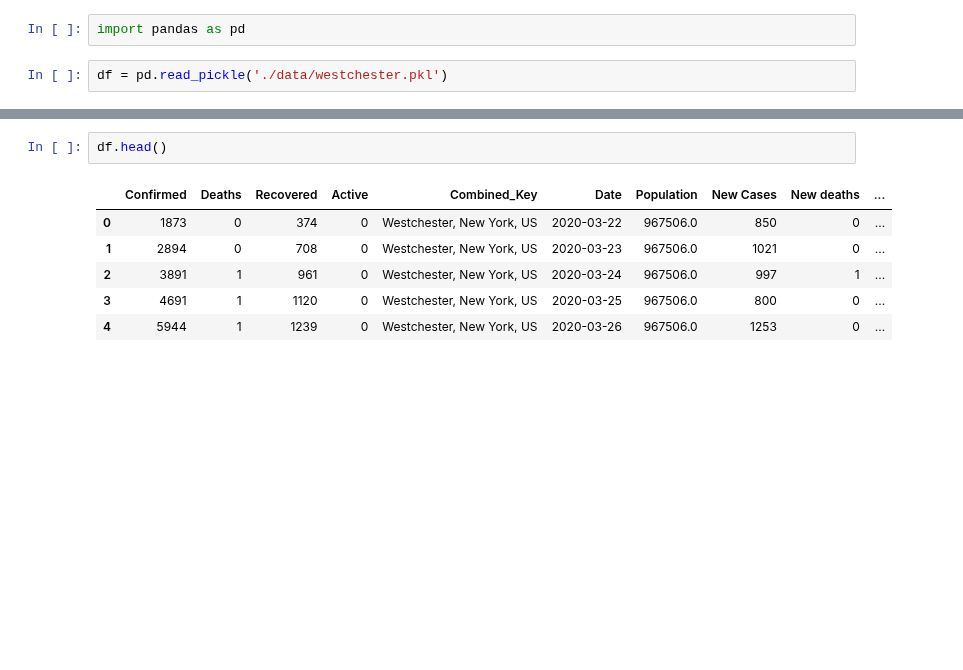
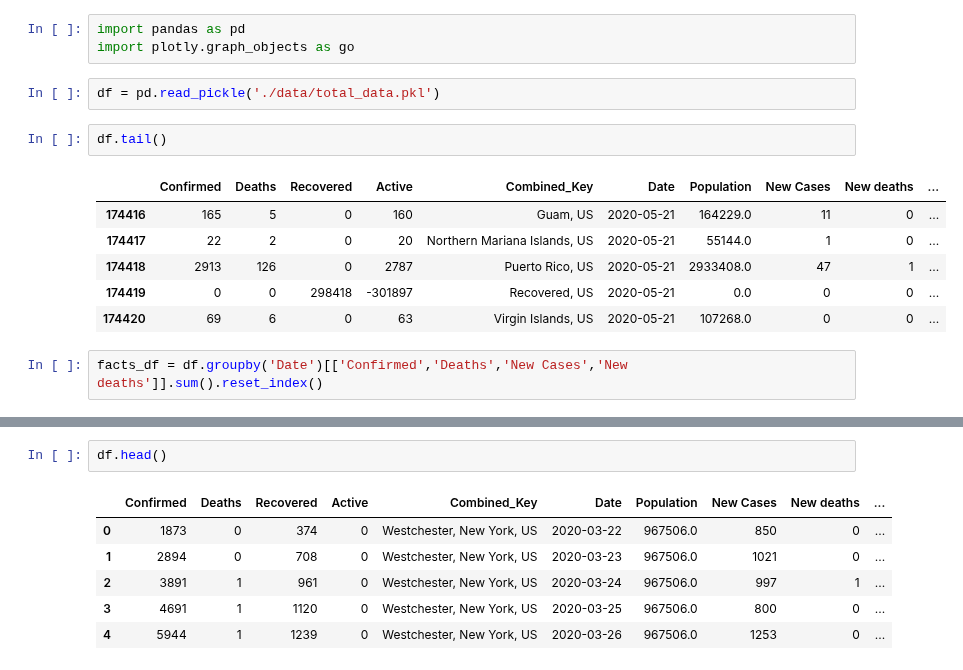
Before and after one commit to cptidiot/covid-19, a Jupyter notebook: Untitled.ipynb, the cells around one changed output, grey strips where cells are left out. Drawn from its saved outputs; the diff is of its cells as text; blank space fills up the shorter version.

```diff
--- a/Untitled.ipynb
+++ b/Untitled.ipynb
@@ -1,4 +1,16 @@
 # %%
 import pandas as pd
+import plotly.graph_objects as go
 # %%
-df = pd.read_pickle('./data/westchester.pkl')
+df = pd.read_pickle('./data/total_data.pkl')
+# %%
+df.tail()
+# %% [output]
+|  | Confirmed | Deaths | Recovered | Active | Combined_Key | Date | Population | New Cases | New deaths | ... |
+| 174416 | 165 | 5 | 0 | 160 | Guam, US | 2020-05-21 | 164229.0 | 11 | 0 | ... |
+| 174417 | 22 | 2 | 0 | 20 | Northern Mariana Islands, US | 2020-05-21 | 55144.0 | 1 | 0 | ... |
+| 174418 | 2913 | 126 | 0 | 2787 | Puerto Rico, US | 2020-05-21 | 2933408.0 | 47 | 1 | ... |
+| 174419 | 0 | 0 | 298418 | -301897 | Recovered, US | 2020-05-21 | 0.0 | 0 | 0 | ... |
+| 174420 | 69 | 6 | 0 | 63 | Virgin Islands, US | 2020-05-21 | 107268.0 | 0 | 0 | ... |
+# %%
+facts_df = df.groupby('Date')[['Confirmed','Deaths','New Cases','New deaths']].sum().reset_index()
```
Also changed, not shown: parts of 3 cells of this notebook, 3 other files.
